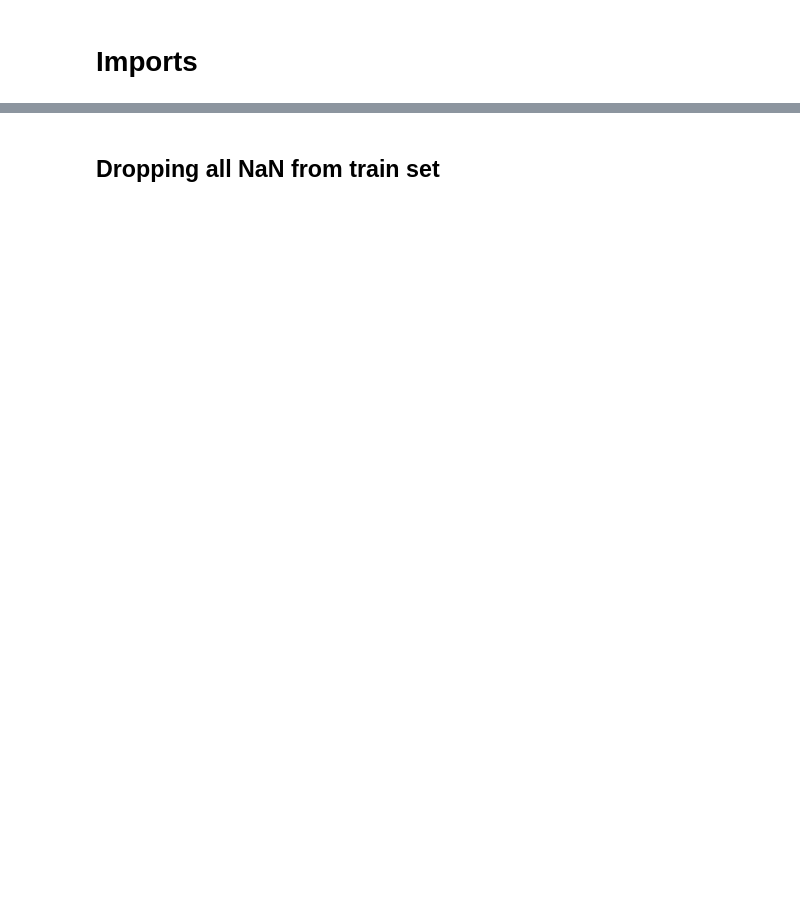
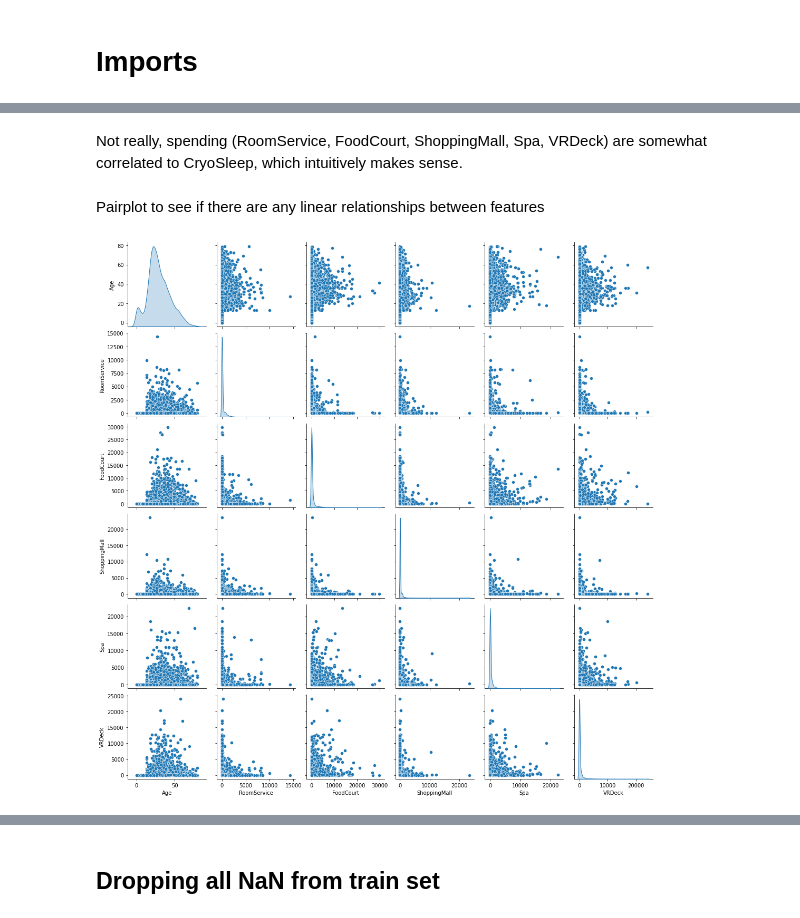
Before and after one commit to lorcanrae/spaceship-titanic, a Jupyter notebook: notebooks/lorcanrae-spacetitanic-EDA-Copy1.ipynb, the cells around one changed output, grey strips where cells are left out. Drawn from its saved outputs; the diff is of its cells as text; code cells hidden in the pictures; blank space fills up the shorter version.

```diff
--- a/notebooks/lorcanrae-spacetitanic-EDA-Copy1.ipynb
+++ b/notebooks/lorcanrae-spacetitanic-EDA-Copy1.ipynb
@@ -297,0 +186,16 @@ ColumnTransformer(transformers=[('pipeline-1',
+# %%
+def quick_features(frame, colskip=[]):
+    feats_cat = []
+    feats_num = []
+
+    for col in frame.columns:
+        if col in colskip:
+            continue
+        elif frame[col].dtype == 'object' or frame[col].dtype == 'bool':
+            feats_cat += [col]
+        else:
+            feats_num += [col]
+
+    print(f'{len(feats_cat)} categorical features \t', feats_cat)
+    print(f'{len(feats_num)} numerical features \t', feats_num)
+    return (feats_cat, feats_num)
@@ -297,0 +256,4 @@ ColumnTransformer(transformers=[('pipeline-1',
+# %%
+# Have a look at features again
+
+feat_cat, feat_num = quick_features(eda_train.drop(columns=DROP))
@@ -297,0 +309,9 @@ ColumnTransformer(transformers=[('pipeline-1',
+# %% [markdown]
+Not really, spending (RoomService, FoodCourt, ShoppingMall, Spa, VRDeck) are somewhat correlated to CryoSleep, which intuitively makes sense.
+# %% [markdown]
+Pairplot to see if there are any linear relationships between features
+# %%
+sns.pairplot(data=eda_train, vars=feat_num, diag_kind='kde')
+plt.show()
+# %% [output]
+[figure, added]
```
Also changed, not shown: parts of 124 cells of this notebook, 2 other files.
